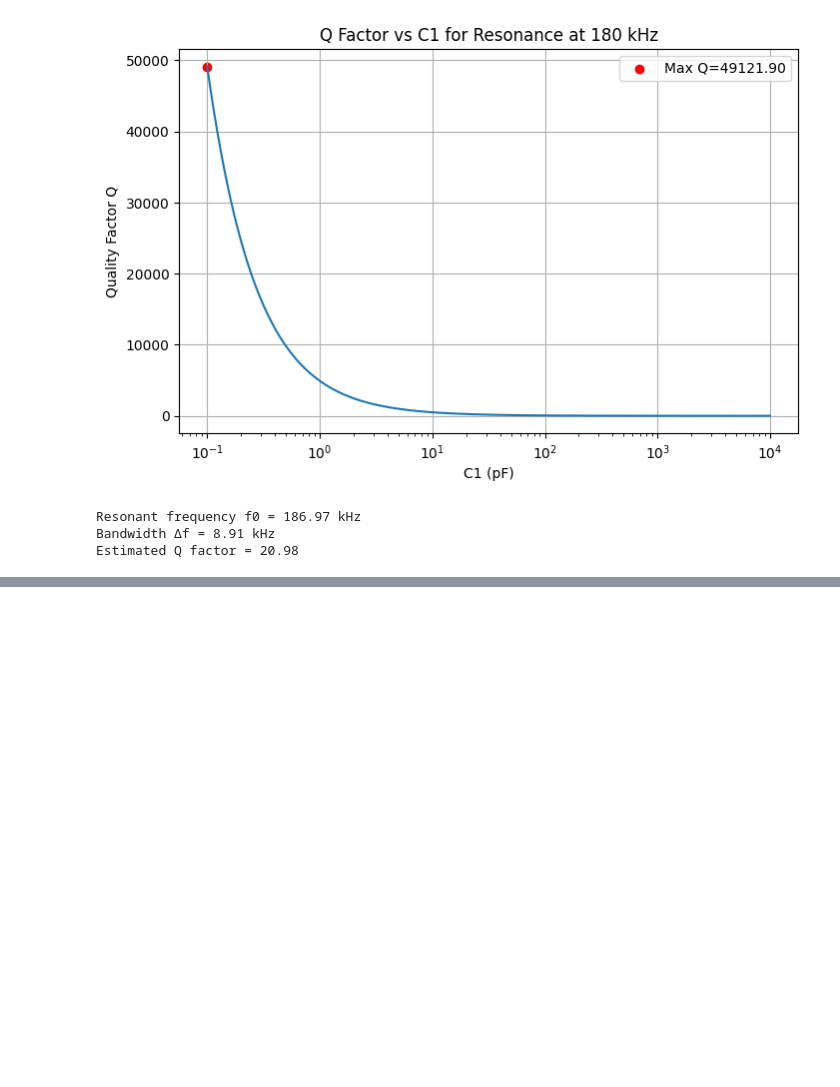
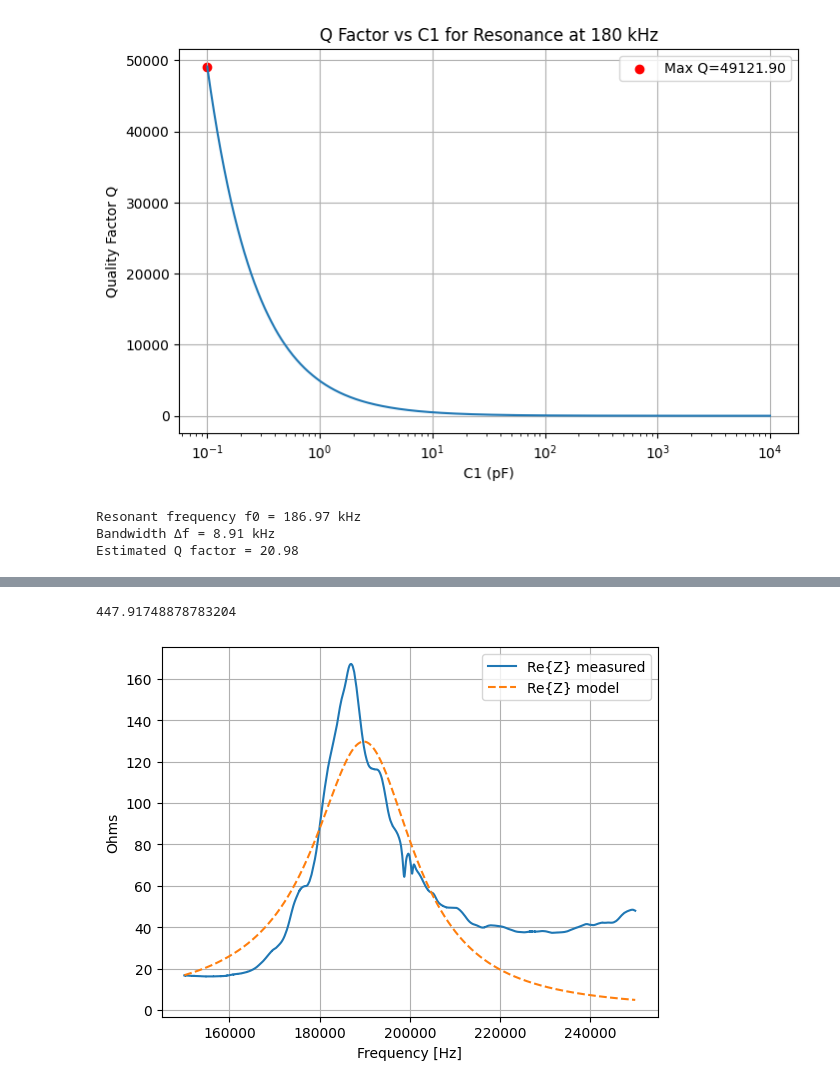
Before and after one commit to MKD-software/EMI-DMG-Analysis, a Jupyter notebook: Damage-analysis.ipynb, the cells around one changed output, grey strips where cells are left out. Saved outputs shown, nothing was run; the diff lists cells and outputs as text; code cells hidden in the pictures; blank space fills up the shorter version.

```diff
--- a/Damage-analysis.ipynb
+++ b/Damage-analysis.ipynb
@@ -685,0 +776,37 @@ R1=1000 Ω, L1=3.40648e-05 H, C1=3.18623e-10 F, C0=1e-09 F
+# %%
+import numpy as np
+import matplotlib.pyplot as plt
+from sklearn.metrics import mean_squared_error
+
+# --- Adjustable parameters ---
+R1 = 155.0       # Ohms
+L1 = 900e-6      # Henries
+C1 = 0.89e-9       # Farads
+C0 = 5.9e-09     # Farads
+
+# --- Model ---
+def model_Z(f, R1, L1, C1, C0):
+    w = 2 * np.pi * f
+    Zs = R1 + 1j*w*L1 + 1/(1j*w*C1)  # series RLC
+    Y_total = 1j*w*C0 + 1/Zs         # parallel C0
+    return 1 / Y_total
+
+# --- Compute model curve ---
+Z_fit = model_Z(f_band, R1, L1, C1, C0)
+
+MSE = mean_squared_error(Z_meas_band.real, Z_fit.real)
+
+print(MSE)
+
+# --- Plot ---
+plt.figure()
+plt.plot(f_band, Z_meas_band.real, label="Re{Z} measured")
+plt.plot(f_band, Z_fit.real, '--', label="Re{Z} model")
+plt.xlabel("Frequency [Hz]")
+plt.ylabel("Ohms")
+plt.legend()
+plt.grid(True)
+plt.show()
+# %% [output]
+447.91748878783204
+[figure, added]
```
Also changed, not shown: parts of 12 cells of this notebook.
